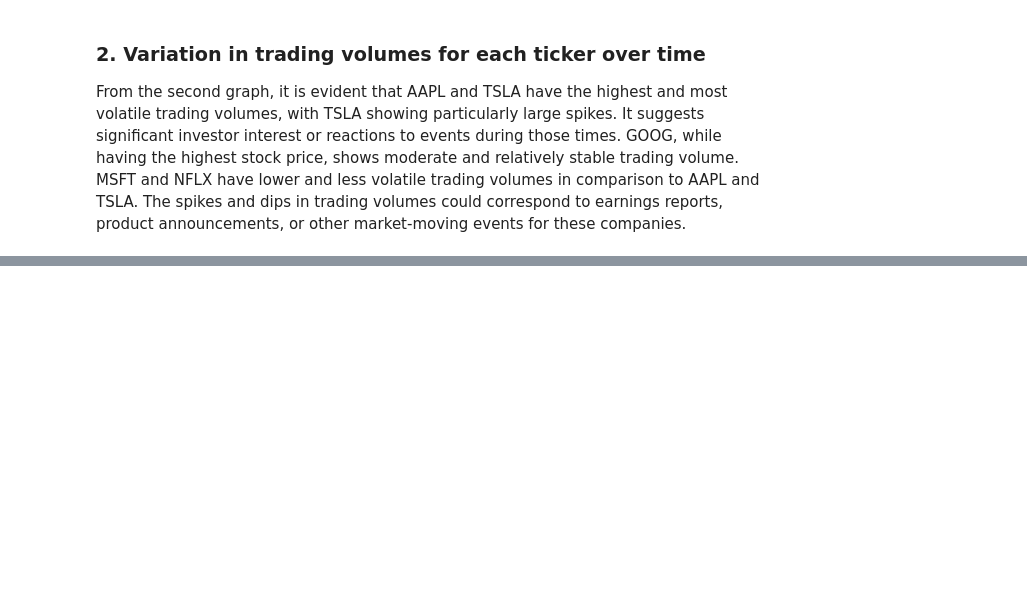
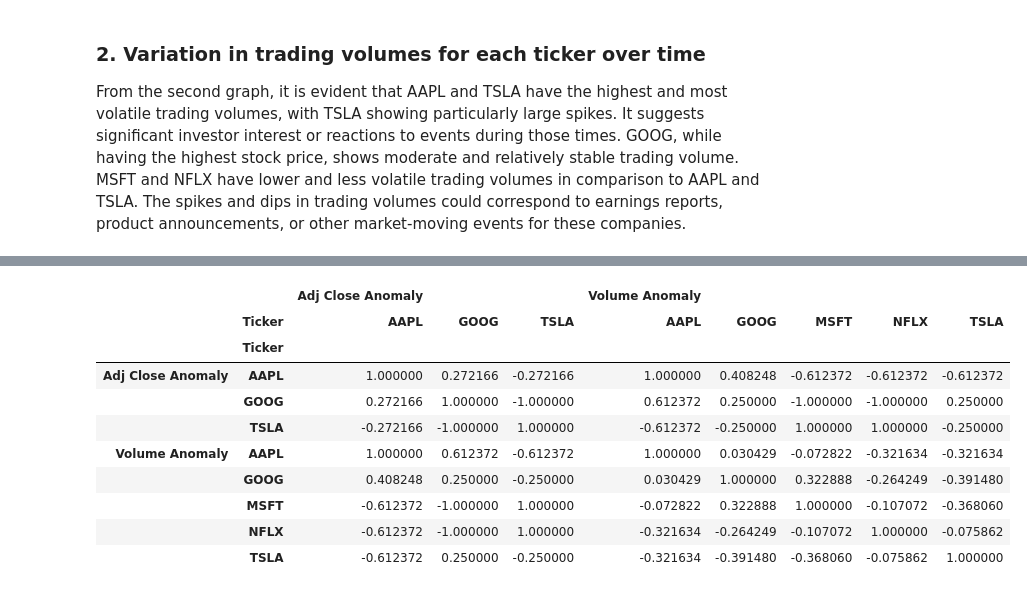
Before and after one commit to SirTee12/Marketing-Analysis-Projects, a Jupyter notebook: Stock-Market-Anomaly-Detection/Stock-Market-Anomaly-Detection.ipynb, the cells around one changed output, grey strips where cells are left out. Cells and saved outputs as stored; diff of their text form; code cells hidden in the pictures; blank space fills up the shorter version.

```diff
--- a/Stock-Market-Anomaly-Detection/Stock-Market-Anomaly-Detection.ipynb
+++ b/Stock-Market-Anomaly-Detection/Stock-Market-Anomaly-Detection.ipynb
@@ -241,0 +243,40 @@ volume_anomalies.head()
+# %%
+# consolidate anmalies for the adjusted close prices ansd volumes
+all_anomalies_adj_close = anomalies_adj_close[['Ticker']].copy()
+all_anomalies_adj_close['Adj Close Anomaly'] = 1
+
+all_anomalies_volume = anomalies_volume[['Ticker']].copy()
+all_anomalies_volume['Volume Anomaly'] = 1
+
+#pivot these dataframes to have one row per date and columns for each ticker
+adj_close_pivot = all_anomalies_adj_close.pivot_table(index = all_anomalies_adj_close.index,
+                                                     columns = 'Ticker', fill_value=0,
+                                                     aggfunc='sum')
+volume_pivot = all_anomalies_volume.pivot_table(index = all_anomalies_volume.index,
+                                               columns = 'Ticker',  fill_value = 0,
+                                               aggfunc='sum')
+
+# flatten the multi-level column index
+adj_close_pivot.columns = adj_close_pivot.columns.get_level_values(1)
+volume_pivot.columns = volume_pivot.columns.get_level_values(1)
+
+# combine the two pivoted dataframe
+combined_anomalies = pd.concat([adj_close_pivot, volume_pivot], axis = 1,
+                              keys = ['Adj Close Anomaly', 'Volume Anomaly'])
+
+# calculate the correlation
+correlation_matrix = combined_anomalies.corr()
+
+correlation_matrix
+# %% [output]
+|  |  | Adj Close Anomaly |  |  | Volume Anomaly |  |  |  |  |
+|  | Ticker | AAPL | GOOG | TSLA | AAPL | GOOG | MSFT | NFLX | TSLA |
+|  | Ticker |  |  |  |  |  |  |  |  |
+| Adj Close Anomaly | AAPL | 1.000000 | 0.272166 | -0.272166 | 1.000000 | 0.408248 | -0.612372 | -0.612372 | -0.612372 |
+|  | GOOG | 0.272166 | 1.000000 | -1.000000 | 0.612372 | 0.250000 | -1.000000 | -1.000000 | 0.250000 |
+|  | TSLA | -0.272166 | -1.000000 | 1.000000 | -0.612372 | -0.250000 | 1.000000 | 1.000000 | -0.250000 |
+| Volume Anomaly | AAPL | 1.000000 | 0.612372 | -0.612372 | 1.000000 | 0.030429 | -0.072822 | -0.321634 | -0.321634 |
+|  | GOOG | 0.408248 | 0.250000 | -0.250000 | 0.030429 | 1.000000 | 0.322888 | -0.264249 | -0.391480 |
+|  | MSFT | -0.612372 | -1.000000 | 1.000000 | -0.072822 | 0.322888 | 1.000000 | -0.107072 | -0.368060 |
+|  | NFLX | -0.612372 | -1.000000 | 1.000000 | -0.321634 | -0.264249 | -0.107072 | 1.000000 | -0.075862 |
+|  | TSLA | -0.612372 | 0.250000 | -0.250000 | -0.321634 | -0.391480 | -0.368060 | -0.075862 | 1.000000 |
```
Also changed, not shown: parts of 15 cells of this notebook.
